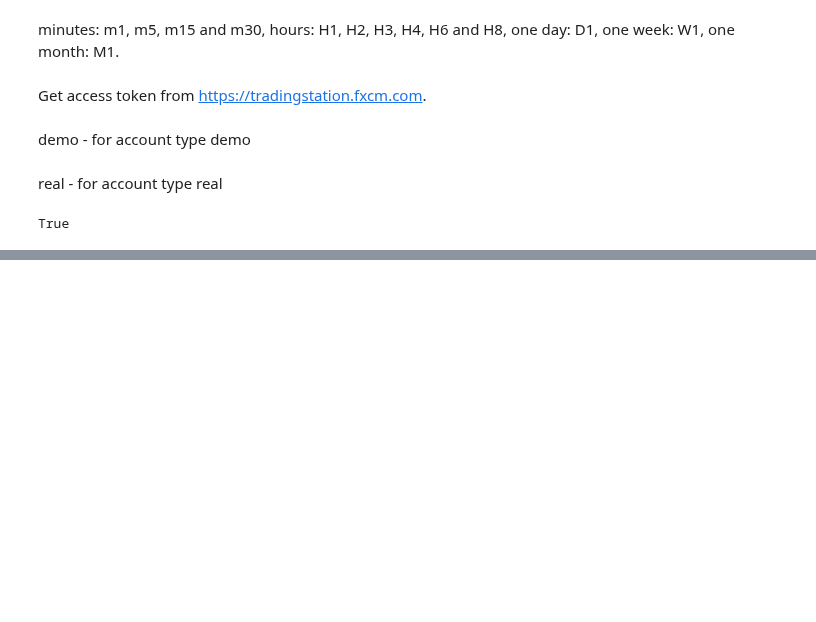
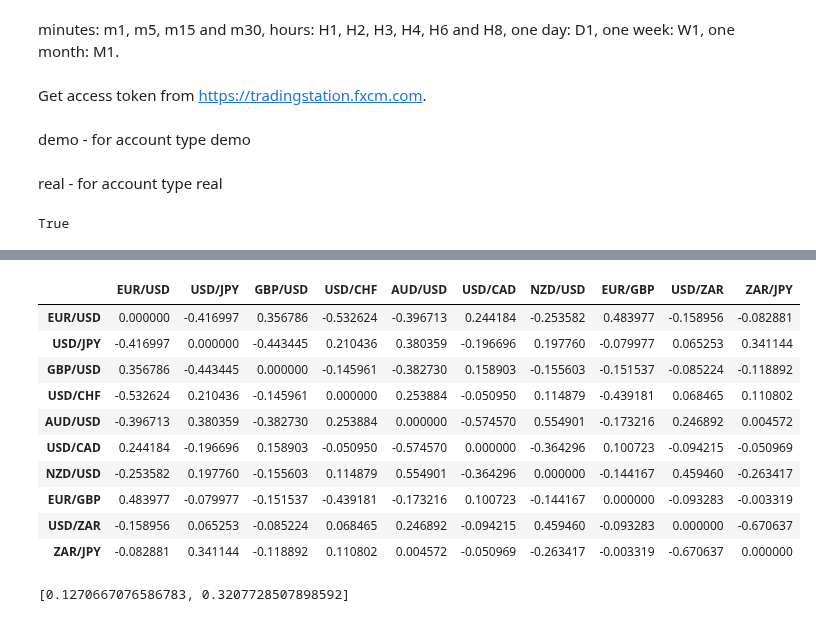
Before and after one commit to jtblog/FXCM_Python, a Jupyter notebook: FXCM Trader.ipynb, the cells around one changed output, grey strips where cells are left out. Drawn from its saved outputs; the diff is of its cells as text; code cells hidden in the pictures; blank space fills up the shorter version.

```diff
--- a/FXCM Trader.ipynb
+++ b/FXCM Trader.ipynb
@@ -179,0 +187,14 @@ shd_obj.pairwise_plot(y, x)
+# %%
+shd_obj.corr_mat
+# %% [output]
+|  | EUR/USD | USD/JPY | GBP/USD | USD/CHF | AUD/USD | USD/CAD | NZD/USD | EUR/GBP | USD/ZAR | ZAR/JPY |
+| EUR/USD | 0.000000 | -0.416997 | 0.356786 | -0.532624 | -0.396713 | 0.244184 | -0.253582 | 0.483977 | -0.158956 | -0.082881 |
+| USD/JPY | -0.416997 | 0.000000 | -0.443445 | 0.210436 | 0.380359 | -0.196696 | 0.197760 | -0.079977 | 0.065253 | 0.341144 |
+| GBP/USD | 0.356786 | -0.443445 | 0.000000 | -0.145961 | -0.382730 | 0.158903 | -0.155603 | -0.151537 | -0.085224 | -0.118892 |
+| USD/CHF | -0.532624 | 0.210436 | -0.145961 | 0.000000 | 0.253884 | -0.050950 | 0.114879 | -0.439181 | 0.068465 | 0.110802 |
+| AUD/USD | -0.396713 | 0.380359 | -0.382730 | 0.253884 | 0.000000 | -0.574570 | 0.554901 | -0.173216 | 0.246892 | 0.004572 |
+| USD/CAD | 0.244184 | -0.196696 | 0.158903 | -0.050950 | -0.574570 | 0.000000 | -0.364296 | 0.100723 | -0.094215 | -0.050969 |
+| NZD/USD | -0.253582 | 0.197760 | -0.155603 | 0.114879 | 0.554901 | -0.364296 | 0.000000 | -0.144167 | 0.459460 | -0.263417 |
+| EUR/GBP | 0.483977 | -0.079977 | -0.151537 | -0.439181 | -0.173216 | 0.100723 | -0.144167 | 0.000000 | -0.093283 | -0.003319 |
+| USD/ZAR | -0.158956 | 0.065253 | -0.085224 | 0.068465 | 0.246892 | -0.094215 | 0.459460 | -0.093283 | 0.000000 | -0.670637 |
+| ZAR/JPY | -0.082881 | 0.341144 | -0.118892 | 0.110802 | 0.004572 | -0.050969 | -0.263417 | -0.003319 | -0.670637 | 0.000000 |
@@ -179,0 +209,4 @@ shd_obj.pairwise_plot(y, x)
+# %%
+cop.Misprice_Index(dat)
+# %% [output]
+[0.1270667076586783, 0.3207728507898592]
```
Also changed, not shown: parts of 10 cells of this notebook, 2 other files.
